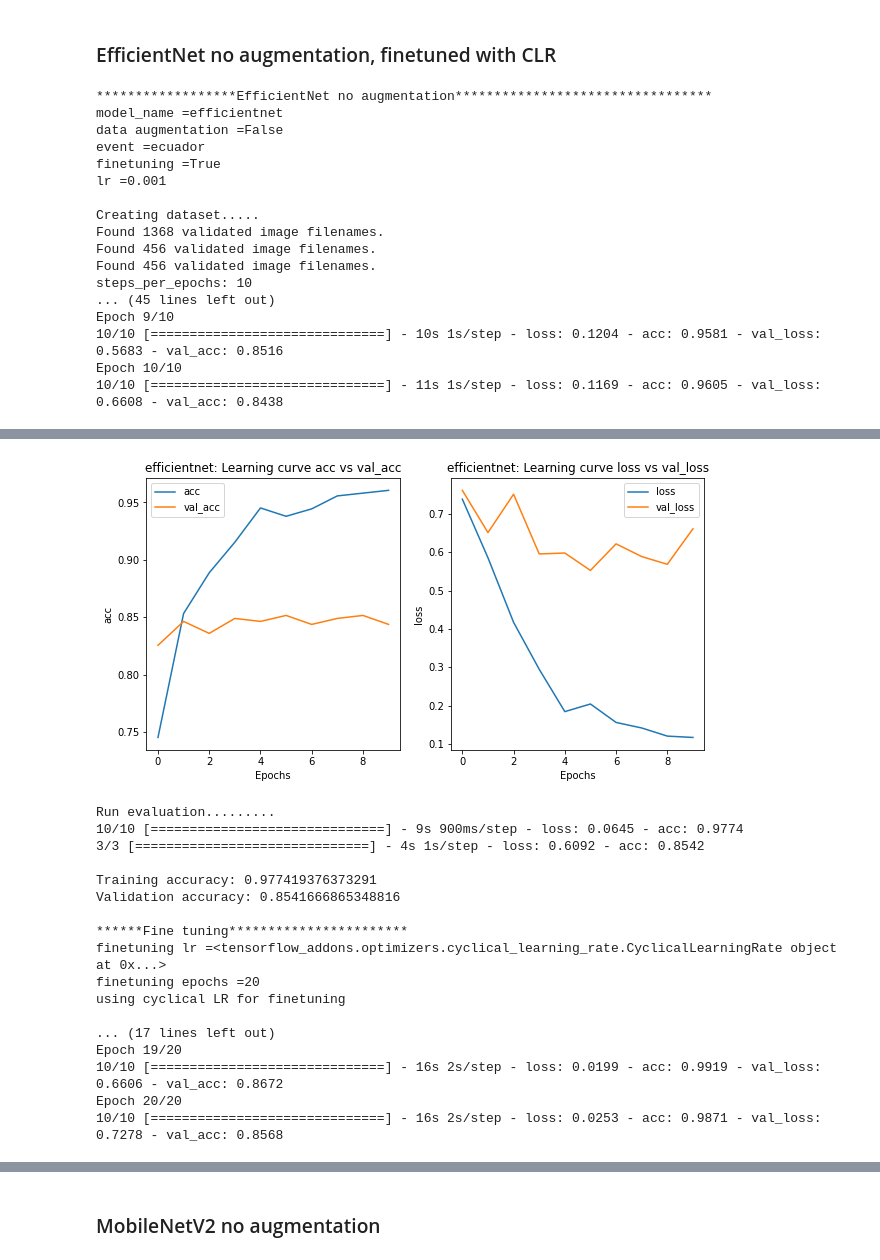
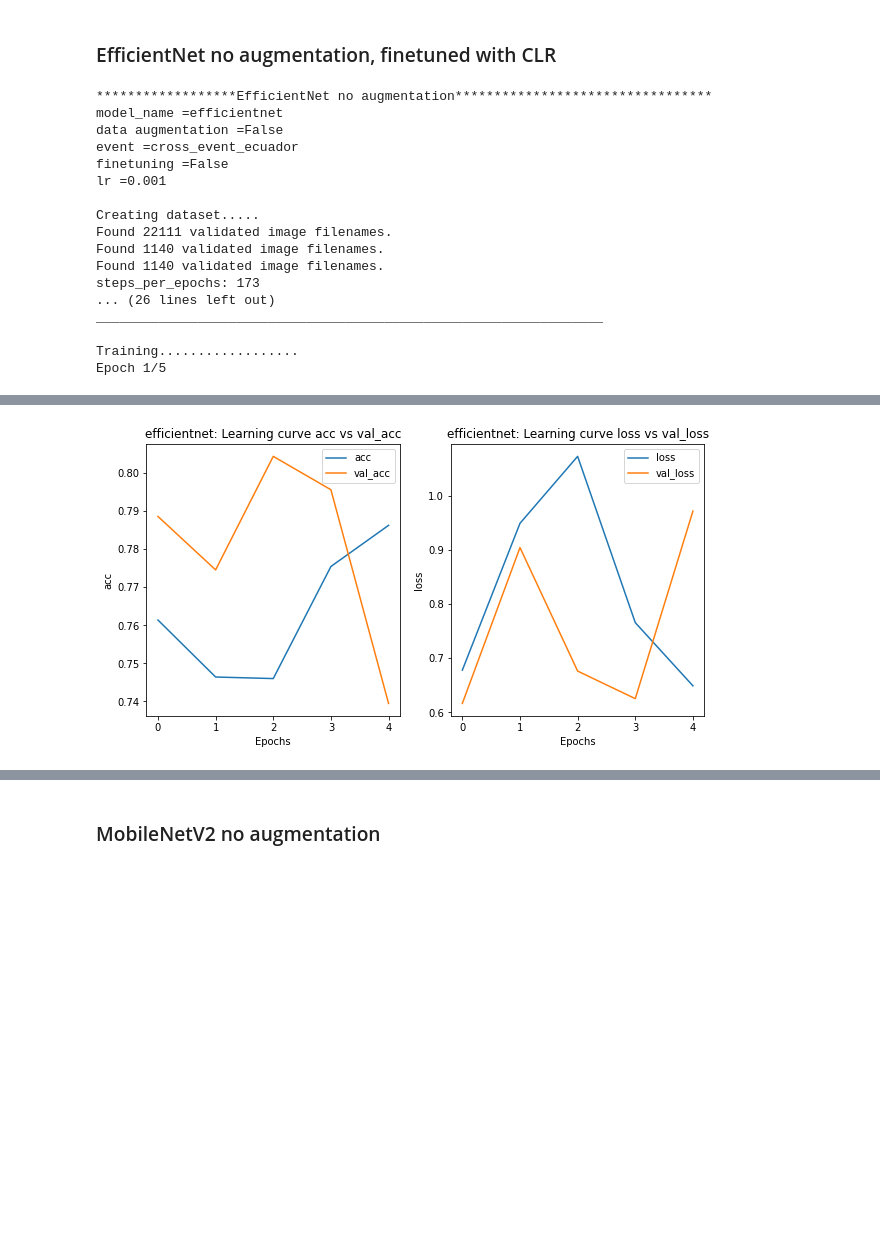
Before and after one commit to mayerantoine/disaster-damage-assessment-ml, a Jupyter notebook: notebooks/Damage Assessment from image data.ipynb, the cells around one changed output, grey strips where cells are left out. Saved outputs shown, nothing was run; the diff lists cells and outputs as text; code cells hidden in the pictures; blank space fills up the shorter version.

```diff
--- a/notebooks/Damage Assessment from image data.ipynb
+++ b/notebooks/Damage Assessment from image data.ipynb
@@ -38,8 +64,10 @@ cwd = os.getcwd()
+# %%
+cwd = '/root/disaster-damage-assessment-ml'
 # %%
 import csv
 os.makedirs(f"{cwd}/damage_csv",exist_ok=True)
-images_path = os.path.join(cwd,'ASONAM17_Damage_Image_Dataset')
-damage_path = os.path.join(cwd,"damage_csv")
+images_path = os.path.join(cwd,'data','ASONAM17_Damage_Image_Dataset')
+damage_path = os.path.join(cwd,'data',"damage_csv")
 
 print(images_path)
 print(damage_path)
@@ -116,6 +144,8 @@ data_augmentation_layer = tf.keras.Sequential([
                                   layers.RandomContrast(factor=0.8)
 ])
 
+def get_sample():
+    pass
 
 def create_dataset(damage_path,event,is_augment=False,batch_size=32,buffer_size=100):
 
@@ -126,6 +156,7 @@ def create_dataset(damage_path,event,is_augment=False,batch_size=32,buffer_size=
 
     train_df = pd.read_csv(os.path.join(label_path,'train.csv'),header=None)
     train_df.columns = ['path','label']
+    train_df = train_df.sample(frac = 1)
 
     train_gen = img_gen.flow_from_dataframe(dataframe = train_df,
                                 directory=images_path,
@@ -139,6 +170,7 @@ def create_dataset(damage_path,event,is_augment=False,batch_size=32,buffer_size=
 
     valid_df = pd.read_csv(os.path.join(label_path,'dev.csv'),header=None)
     valid_df.columns = ['path','label']
+    valid_df = valid_df.sample(frac=1)
 
     valid_gen = img_gen.flow_from_dataframe(dataframe = valid_df,
                                 directory=images_path,
@@ -151,6 +183,7 @@ def create_dataset(damage_path,event,is_augment=False,batch_size=32,buffer_size=
 
     test_df = pd.read_csv(os.path.join(label_path,'test.csv'),header=None)
     test_df.columns = ['path','label']
+    test_df = test_df.sample(frac=1)
 
     test_gen = img_gen.flow_from_dataframe(dataframe = test_df,
                                 directory=images_path,
@@ -197,9 +230,3 @@ def create_dataset(damage_path,event,is_augment=False,batch_size=32,buffer_size=
     valid_dataset = valid_dataset.prefetch(buffer_size=10)
 
     return train_dataset,valid_dataset,test_dataset,steps_per_epoch,validation_steps
-
-
-
-
-train_ds, valid_ds,test_ds,steps_per_epoch,validation_steps, = create_dataset(damage_path,'ruby',
-                                    is_augment=True,batch_size=128,buffer_size=100)
@@ -1053,26 +1076,26 @@ Wall time: 5min 47s
 # %%
 %%time
 exp_name = 'EfficientNet no augmentation'
-event= 'ecuador'
+event= 'cross_event_ecuador'
 model_name = 'efficientnet'
 
-rs = run_experiment(exp_name,event,model_name,is_augment=False,lr=0.001,batch_size=128,do_finetune=True,
-                use_clr= True,buffer_size=10,n_epochs=10,init_lr=5 * 1e-3,max_lr=5 * 1e-2)
+rs = run_experiment(exp_name,event,model_name,is_augment=False,lr=0.001,batch_size=128,do_finetune=False,
+                use_clr= True,buffer_size=10,n_epochs=5,init_lr=5 * 1e-3,max_lr=5 * 1e-2)
 # %% [output]
 ******************EfficientNet no augmentation*********************************
 model_name =efficientnet
 data augmentation =False
-event =ecuador
-finetuning =True
+event =cross_event_ecuador
+finetuning =False
 lr =0.001
 
 Creating dataset.....
-Found 1368 validated image filenames.
-Found 456 validated image filenames.
-Found 456 validated image filenames.
-steps_per_epochs: 10
-... (45 lines left out)
-Epoch 9/10
-10/10 [==============================] - 10s 1s/step - loss: 0.1204 - acc: 0.9581 - val_loss: 0.5683 - val_acc: 0.8516
-Epoch 10/10
-10/10 [==============================] - 11s 1s/step - loss: 0.1169 - acc: 0.9605 - val_loss: 0.6608 - val_acc: 0.8438
+Found 22111 validated image filenames.
+Found 1140 validated image filenames.
+Found 1140 validated image filenames.
+steps_per_epochs: 173
+... (26 lines left out)
+_________________________________________________________________
+
+Training..................
+Epoch 1/5
@@ -1079,18 +1107 @@ Epoch 10/10
-[figure, old version]
+[figure, new version]
-Run evaluation.........
-10/10 [==============================] - 9s 900ms/step - loss: 0.0645 - acc: 0.9774
-3/3 [==============================] - 4s 1s/step - loss: 0.6092 - acc: 0.8542
-
-Training accuracy: 0.977419376373291
-Validation accuracy: 0.8541666865348816
-
-******Fine tuning***********************
-finetuning lr =<tensorflow_addons.optimizers.cyclical_learning_rate.CyclicalLearningRate object at 0x...>
-finetuning epochs =20
-using cyclical LR for finetuning
-
-... (17 lines left out)
-Epoch 19/20
-10/10 [==============================] - 16s 2s/step - loss: 0.0199 - acc: 0.9919 - val_loss: 0.6606 - val_acc: 0.8672
-Epoch 20/20
-10/10 [==============================] - 16s 2s/step - loss: 0.0253 - acc: 0.9871 - val_loss: 0.7278 - val_acc: 0.8568
```
Also changed, not shown: parts of 19 cells of this notebook, 5 other files.
